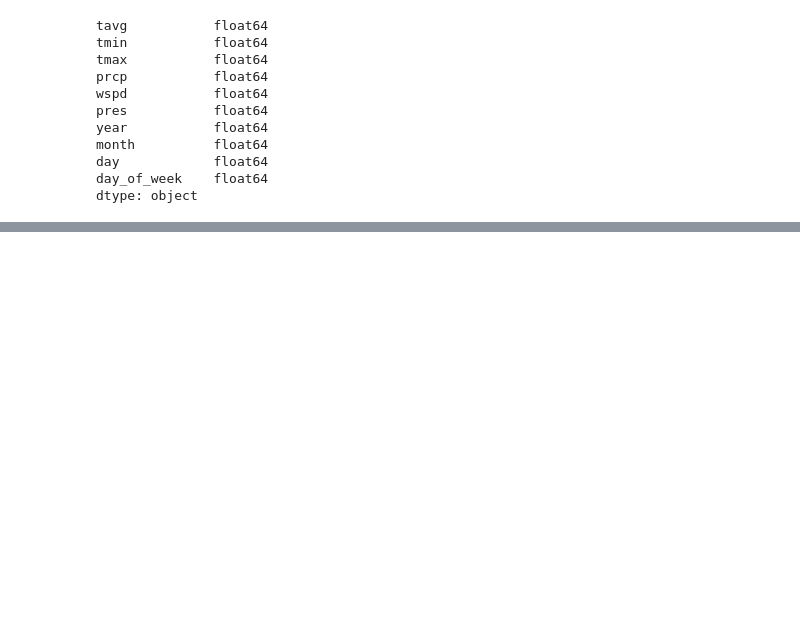
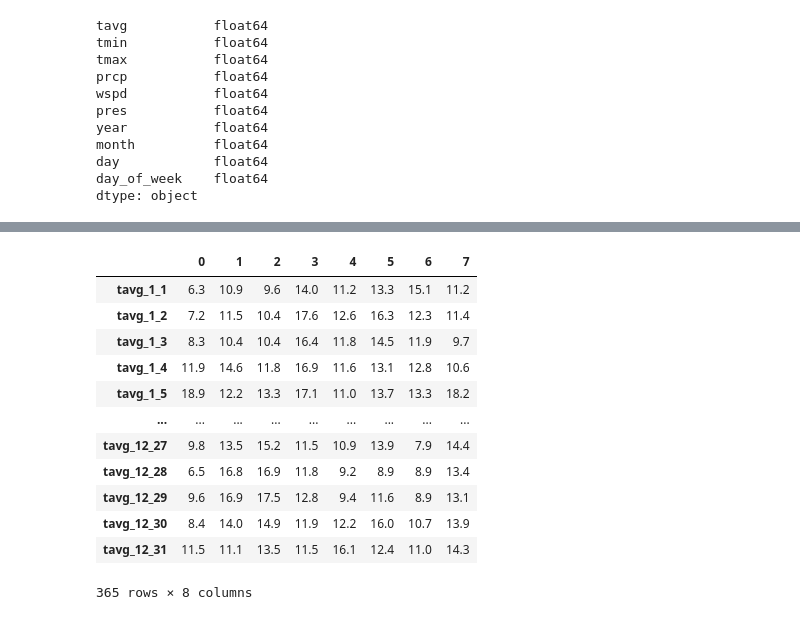
Before and after one commit to NimaJafariComp/weather-forecasting-project, a Jupyter notebook: notebooks/main.ipynb, the cells around one changed output, grey strips where cells are left out. Drawn from its saved outputs; the diff is of its cells as text; code cells hidden in the pictures; blank space fills up the shorter version.

```diff
--- a/notebooks/main.ipynb
+++ b/notebooks/main.ipynb
@@ -118,0 +171,39 @@ dtype: object
+# %%
+months = filtered_weather_data['month'].unique().astype(int)
+
+results = pd.DataFrame()
+
+#start the loop
+for month in months:
+    max_day = int(filtered_weather_data[filtered_weather_data['month'] == month]['day'].max())
+
+
+    for day in range(1, max_day +1):
+        #filter
+        grouped = filtered_weather_data[(filtered_weather_data['month']==month) & (filtered_weather_data['day'] ==day)]
+        #grouped_tavg = grouped['tavg'].reset_index(drop=True)
+        grouped_tavg = grouped[['tavg']].rename(columns={'tavg': f'tavg_{month}_{day}'}).reset_index(drop=True)
+
+
+        #append results
+        if not grouped.empty:
+           results = pd.concat([results, grouped_tavg], axis=1)
+
+#reset index
+results = results.reset_index(drop=True)
+results = results.T
+results
+# %% [output]
+|  | 0 | 1 | 2 | 3 | 4 | 5 | 6 | 7 |
+| tavg_1_1 | 6.3 | 10.9 | 9.6 | 14.0 | 11.2 | 13.3 | 15.1 | 11.2 |
+| tavg_1_2 | 7.2 | 11.5 | 10.4 | 17.6 | 12.6 | 16.3 | 12.3 | 11.4 |
+| tavg_1_3 | 8.3 | 10.4 | 10.4 | 16.4 | 11.8 | 14.5 | 11.9 | 9.7 |
+| tavg_1_4 | 11.9 | 14.6 | 11.8 | 16.9 | 11.6 | 13.1 | 12.8 | 10.6 |
+| tavg_1_5 | 18.9 | 12.2 | 13.3 | 17.1 | 11.0 | 13.7 | 13.3 | 18.2 |
+| ... | ... | ... | ... | ... | ... | ... | ... | ... |
+| tavg_12_27 | 9.8 | 13.5 | 15.2 | 11.5 | 10.9 | 13.9 | 7.9 | 14.4 |
+| tavg_12_28 | 6.5 | 16.8 | 16.9 | 11.8 | 9.2 | 8.9 | 8.9 | 13.4 |
+| tavg_12_29 | 9.6 | 16.9 | 17.5 | 12.8 | 9.4 | 11.6 | 8.9 | 13.1 |
+| tavg_12_30 | 8.4 | 14.0 | 14.9 | 11.9 | 12.2 | 16.0 | 10.7 | 13.9 |
+| tavg_12_31 | 11.5 | 11.1 | 13.5 | 11.5 | 16.1 | 12.4 | 11.0 | 14.3 |
+365 rows × 8 columns
```
Also changed, not shown: parts of 17 cells of this notebook, 3 other files.
